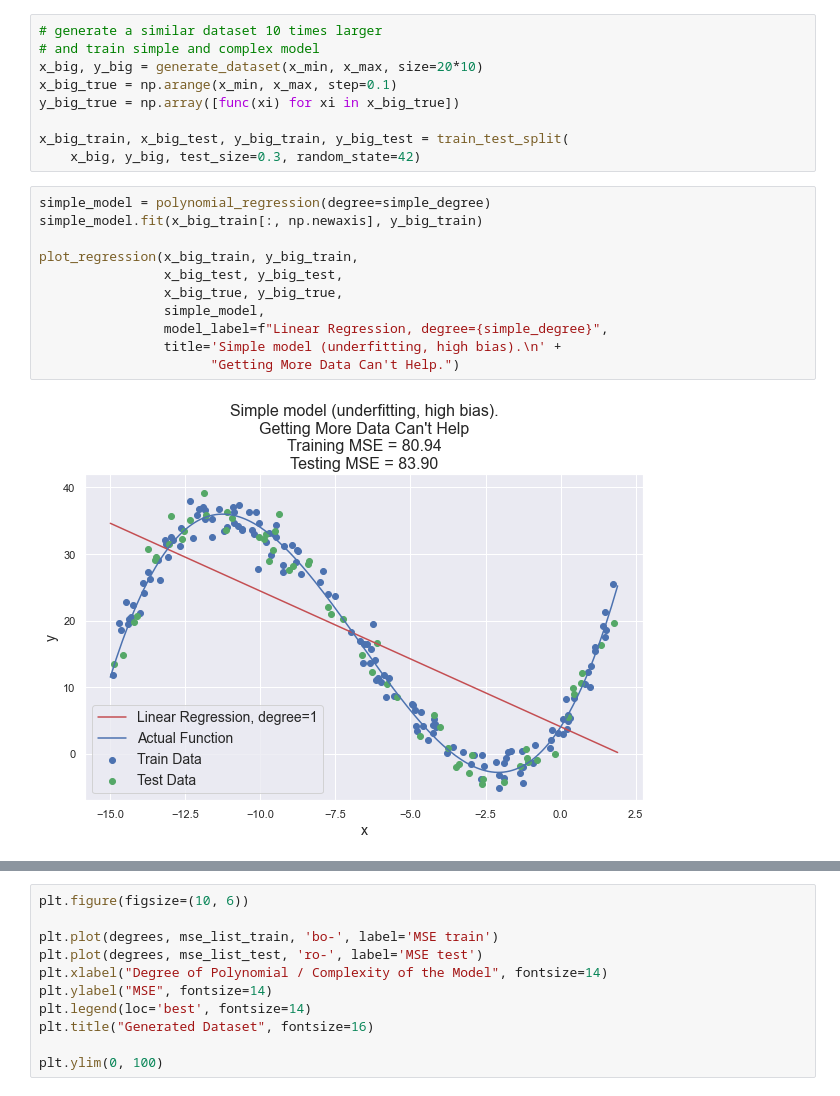
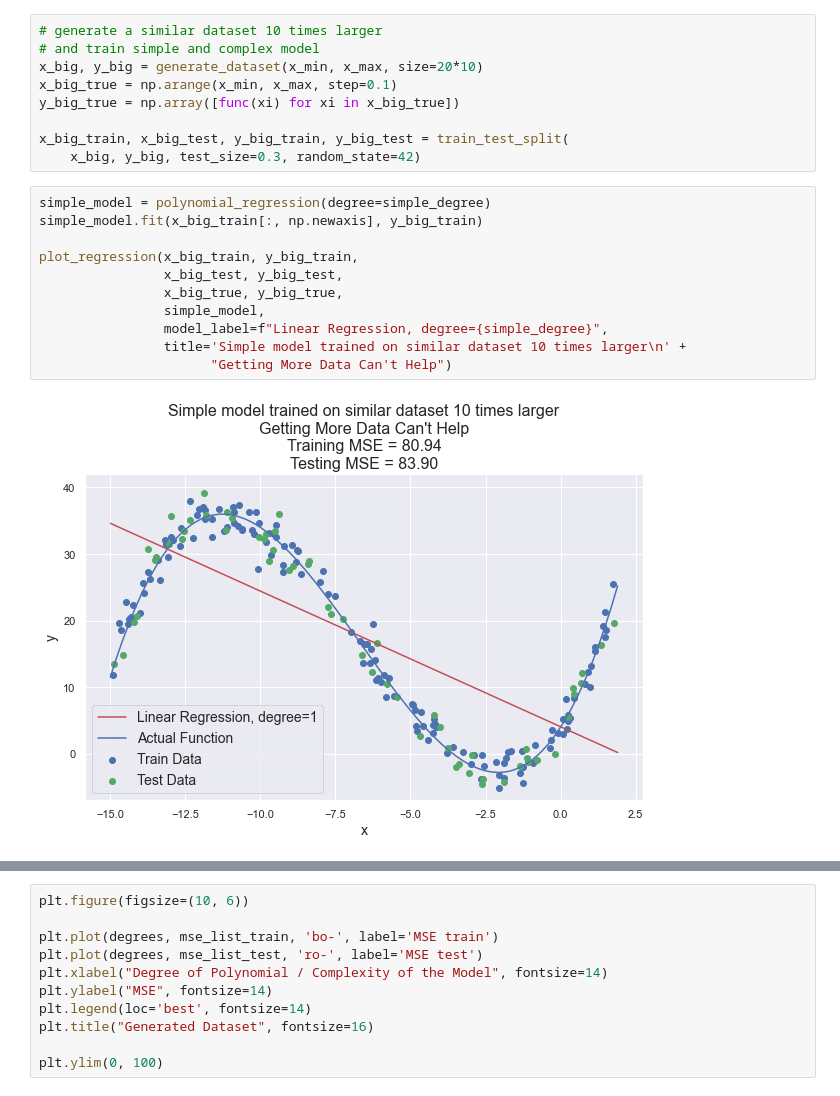
Before and after one commit to Winston-503/underfitting_vs_overfitting, a Jupyter notebook: underfitting_vs_overfitting.ipynb, the cells around one changed output, grey strips where cells are left out. Cells and saved outputs as stored; diff of their text form.

```diff
--- a/underfitting_vs_overfitting.ipynb
+++ b/underfitting_vs_overfitting.ipynb
@@ -194,16 +220,16 @@ x_big_train, x_big_test, y_big_train, y_big_test = train_test_split(
 # %%
 simple_model = polynomial_regression(degree=simple_degree)
 simple_model.fit(x_big_train[:, np.newaxis], y_big_train)
 
 plot_regression(x_big_train, y_big_train,
                 x_big_test, y_big_test,
                 x_big_true, y_big_true,
                 simple_model,
                 model_label=f"Linear Regression, degree={simple_degree}",
-                title='Simple model (underfitting, high bias).\n' +
-                      "Getting More Data Can't Help.")
+                title='Simple model trained on similar dataset 10 times larger\n' +
+                      "Getting More Data Can't Help")
 # %% [output]
-[figure, old version]
+[figure, new version]
 # %%
 complex_model = polynomial_regression(degree=complex_degree)
 complex_model.fit(x_big_train[:, np.newaxis], y_big_train)
```
Also changed, not shown: parts of 10 cells of this notebook.
